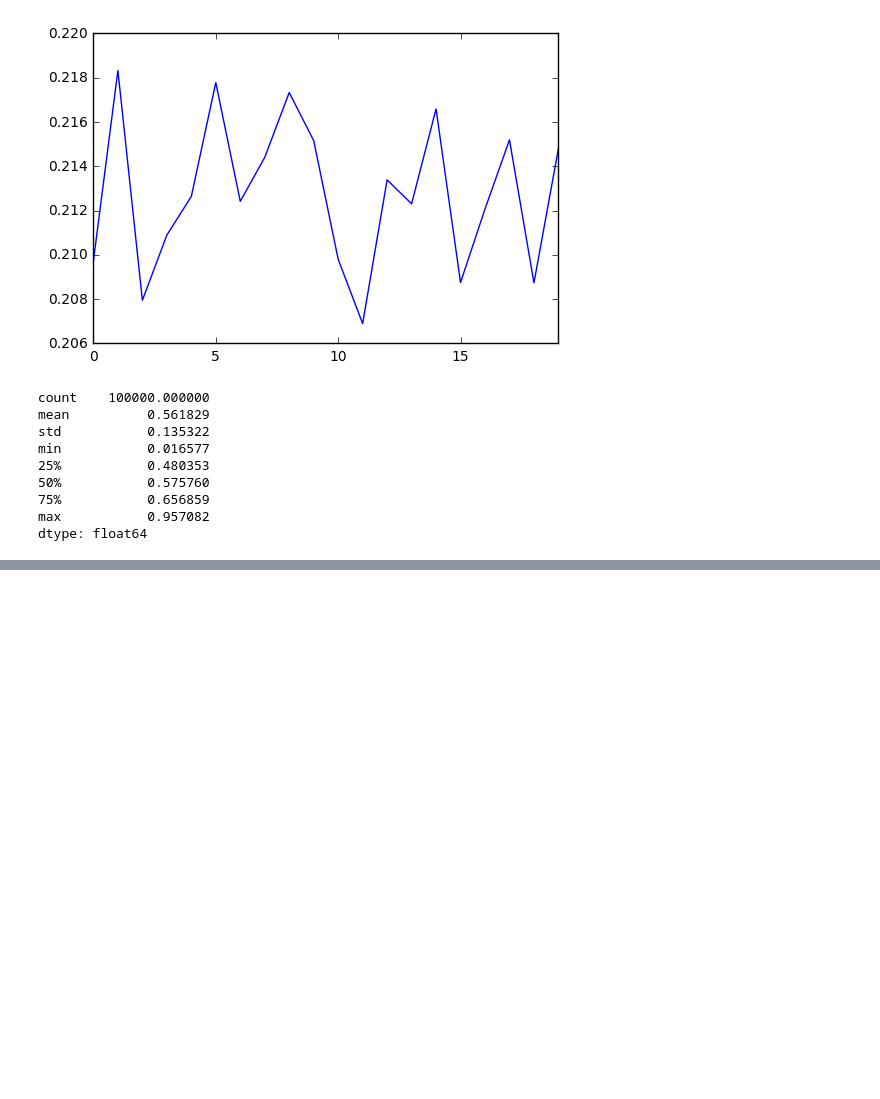
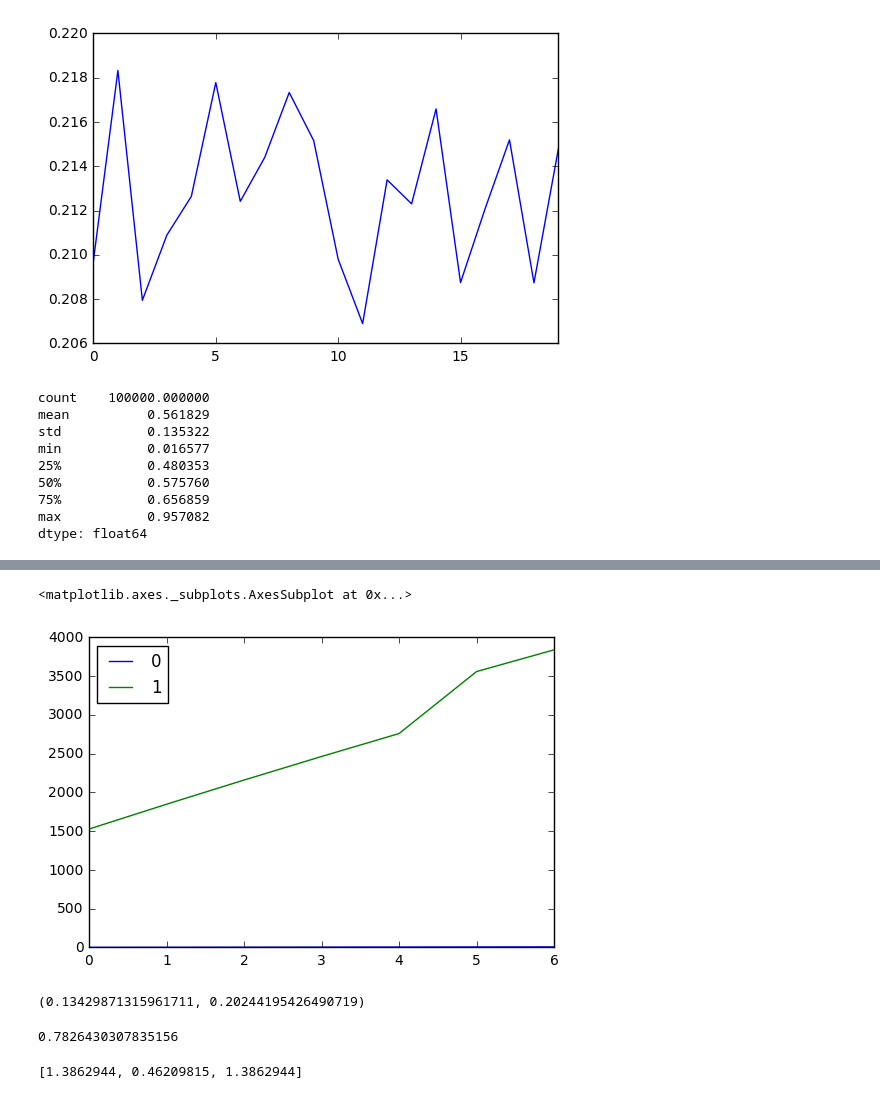
Before and after one commit to horsehour/script, a Jupyter notebook: learn_python.ipynb, the cells around one changed output, grey strips where cells are left out. Drawn from its saved outputs; the diff is of its cells as text; code cells hidden in the pictures; blank space fills up the shorter version.

```diff
--- a/learn_python.ipynb
+++ b/learn_python.ipynb
@@ -1316,0 +1434,6 @@ dtype: float64
+# %%
+set_stat = pd.read_table(set_file, header=None, usecols=[0, 1], nrows=7) # , nrows=5000
+set_stat.plot()
+# %% [output]
+<matplotlib.axes._subplots.AxesSubplot at 0x...>
+[figure, added]
@@ -1316,0 +1445,8 @@ dtype: float64
+# %%
+(time[0] - time[1])/time[0], (time[2] - time[3])/time[2]
+# %% [output]
+(0.13429871315961711, 0.20244195426490719)
+# %%
+time[2]/time[0]
+# %% [output]
+0.7826430307835156
@@ -1317 +1461,12 @@ dtype: float64
+# %%
+y = tf.constant([1, 1, 0], dtype=tf.float32)
+yhat = tf.constant([0.5, 0.5, 0], dtype=tf.float32)
+sess = tf.Session()
+K.set_session(sess)
+cce = losses.categorical_crossentropy(y, yhat)
+bce = losses.binary_crossentropy(y, yhat)
+kl = losses.kullback_leibler_divergence(y, yhat)
+sess.run([cce, bce, kl])
+# %% [output]
+[1.3862944, 0.46209815, 1.3862944]
 # %%
```
Also changed, not shown: parts of 34 cells of this notebook, 17 other files.
